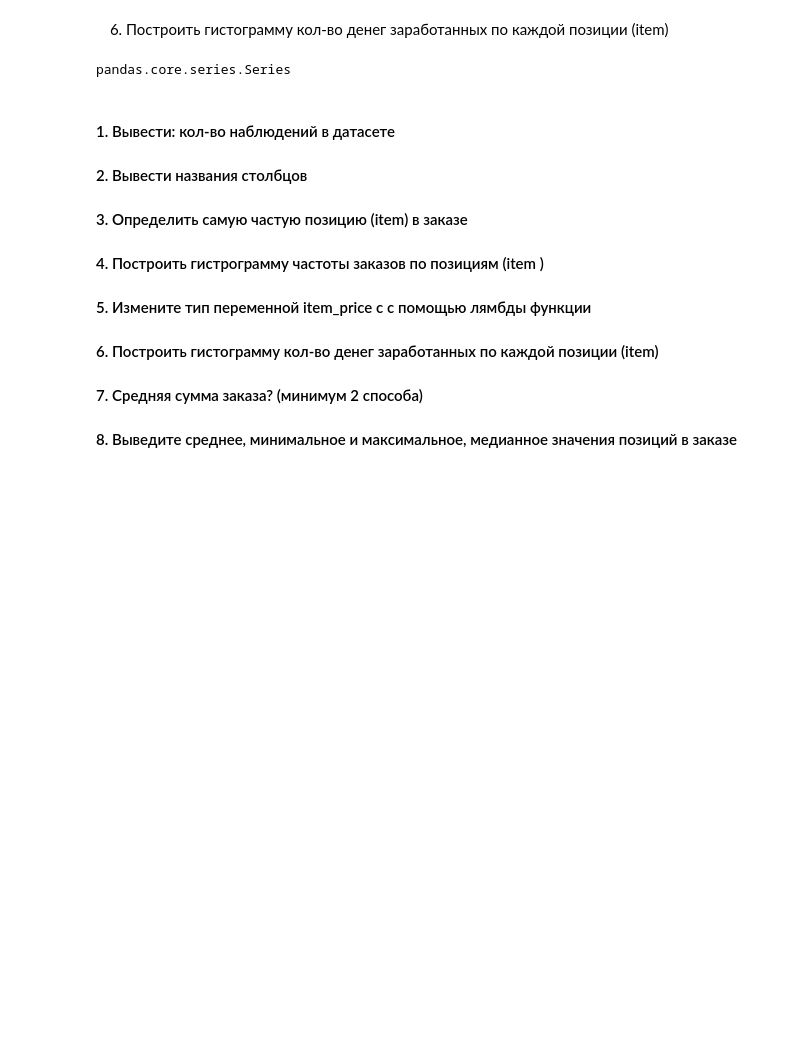
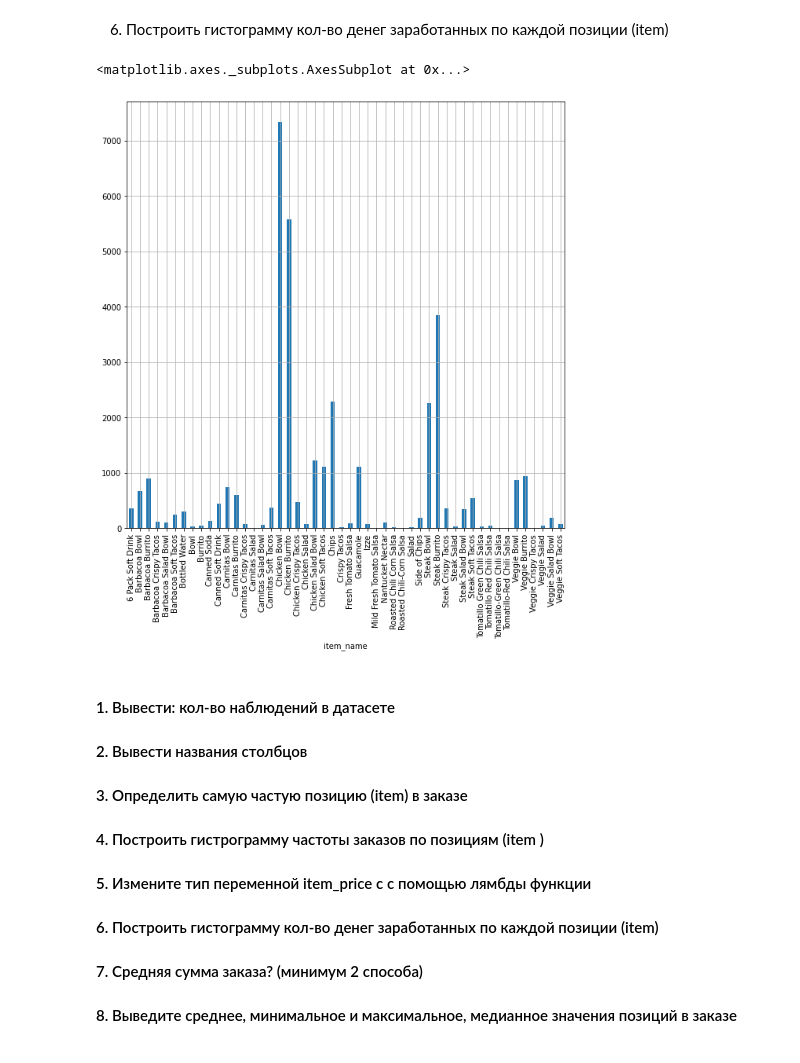
Before and after one commit to Alyona18/intelligent-systems-HW, a Jupyter notebook: first/Pandas.ipynb, the cells around one changed output. Cells and saved outputs as stored; diff of their text form; code cells hidden in the pictures; blank space fills up the shorter version.

```diff
--- a/first/Pandas.ipynb
+++ b/first/Pandas.ipynb
@@ -54,14 +74,14 @@ Name: item_price, Length: 4622, dtype: float64
 # %% [markdown]
 6. Построить гистограмму кол-во денег заработанных по каждой позиции (item)
 # %%
-#df['item_price'] = df['item_price'].apply(lambda x: x.replace('$', '')).astype('float')
 df.head()
-for_hist = df.groupby('item_name').item_price.sum()
-for_hist.head()
-type(for_hist)
-#for_hist.hist()
+fig = plt.figure(figsize = (10,10))
+bx = fig.gca()
+
+df.groupby('item_name').item_price.sum().plot.bar(ax=bx, grid=True)
 # %% [output]
-pandas.core.series.Series
+<matplotlib.axes._subplots.AxesSubplot at 0x...>
+[figure, added]
 # %% [markdown]
 #### 1. Вывести: кол-во наблюдений в датасете
 #### 2. Вывести названия столбцов
```
Also changed, not shown: parts of 7 cells of this notebook.
